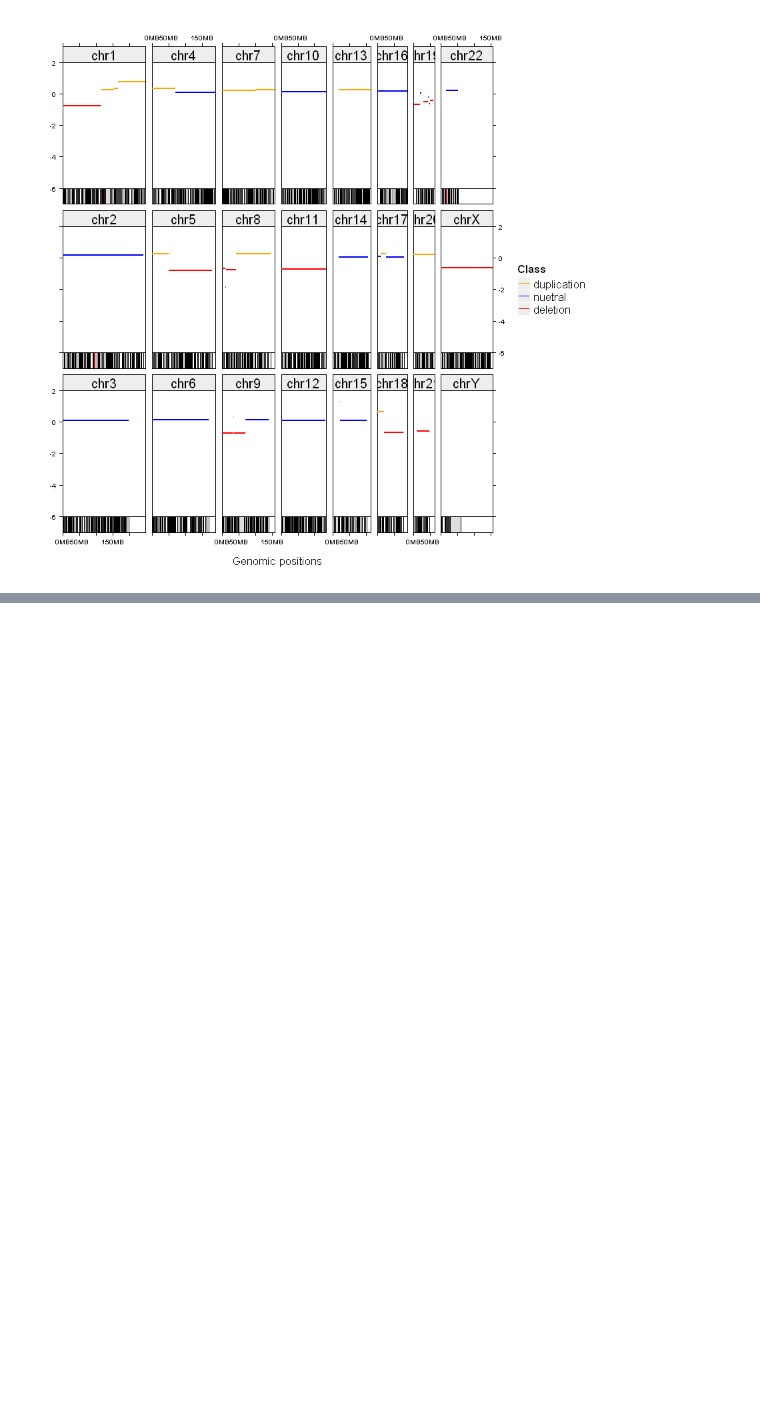
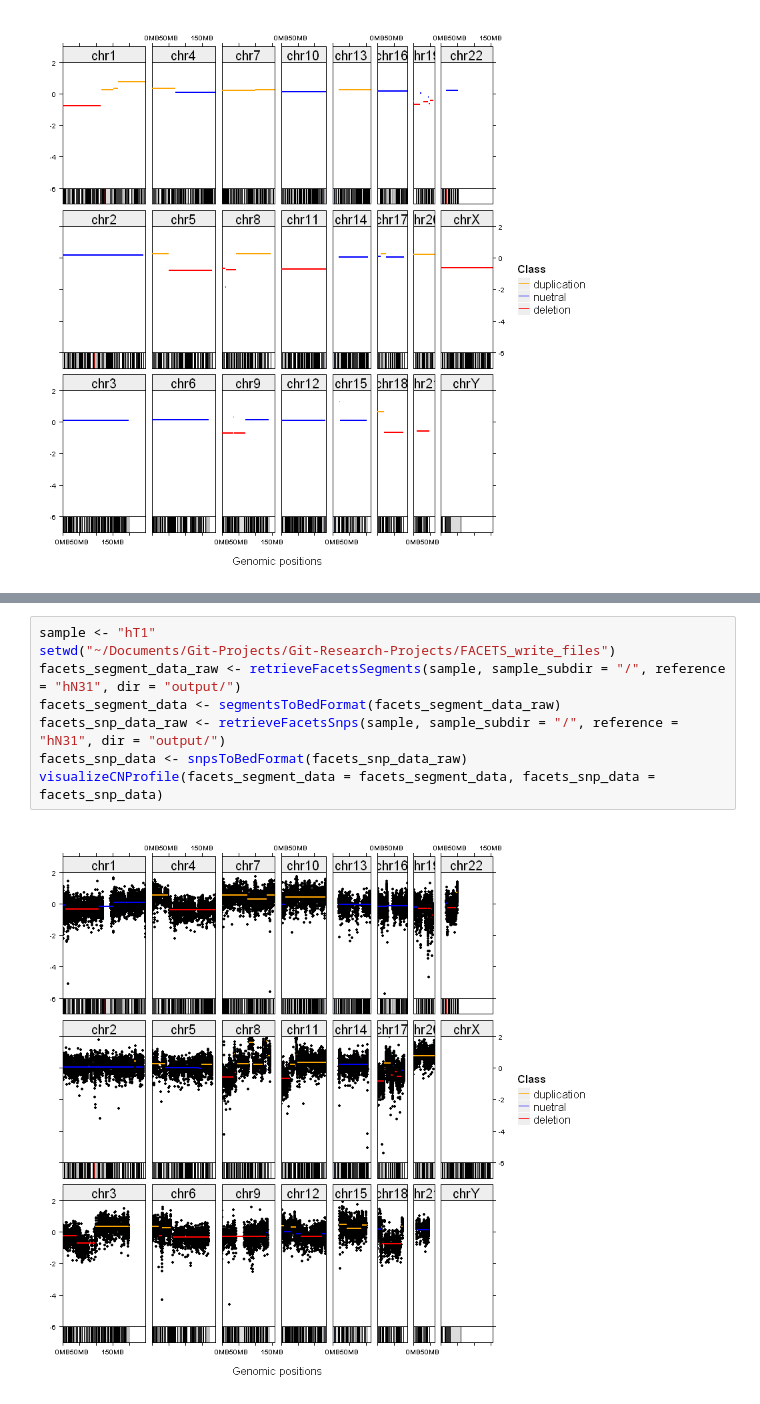
Before and after one commit to CodingBash/CNV-Clinical-Preprocessing, a Jupyter notebook: notebooks/Visualize Copy Number Profiles.ipynb, the cells around one changed output, grey strips where cells are left out. Saved outputs shown, nothing was run; the diff lists cells and outputs as text; blank space fills up the shorter version.

```diff
--- a/notebooks/Visualize Copy Number Profiles.ipynb
+++ b/notebooks/Visualize Copy Number Profiles.ipynb
@@ -206,0 +199,10 @@ visualizeCNProfile(facets_segment_data = facets_segment_data)
+# %%
+sample <- "hT1"
+setwd("~/Documents/Git-Projects/Git-Research-Projects/FACETS_write_files")
+facets_segment_data_raw <- retrieveFacetsSegments(sample, sample_subdir = "/", reference = "hN31", dir = "output/")
+facets_segment_data <- segmentsToBedFormat(facets_segment_data_raw)
+facets_snp_data_raw <- retrieveFacetsSnps(sample, sample_subdir = "/", reference = "hN31", dir = "output/")
+facets_snp_data <- snpsToBedFormat(facets_snp_data_raw)
+visualizeCNProfile(facets_segment_data = facets_segment_data, facets_snp_data = facets_snp_data)
+# %% [output]
+[figure, added]
```
Also changed, not shown: parts of 5 cells of this notebook, 3 other files.
